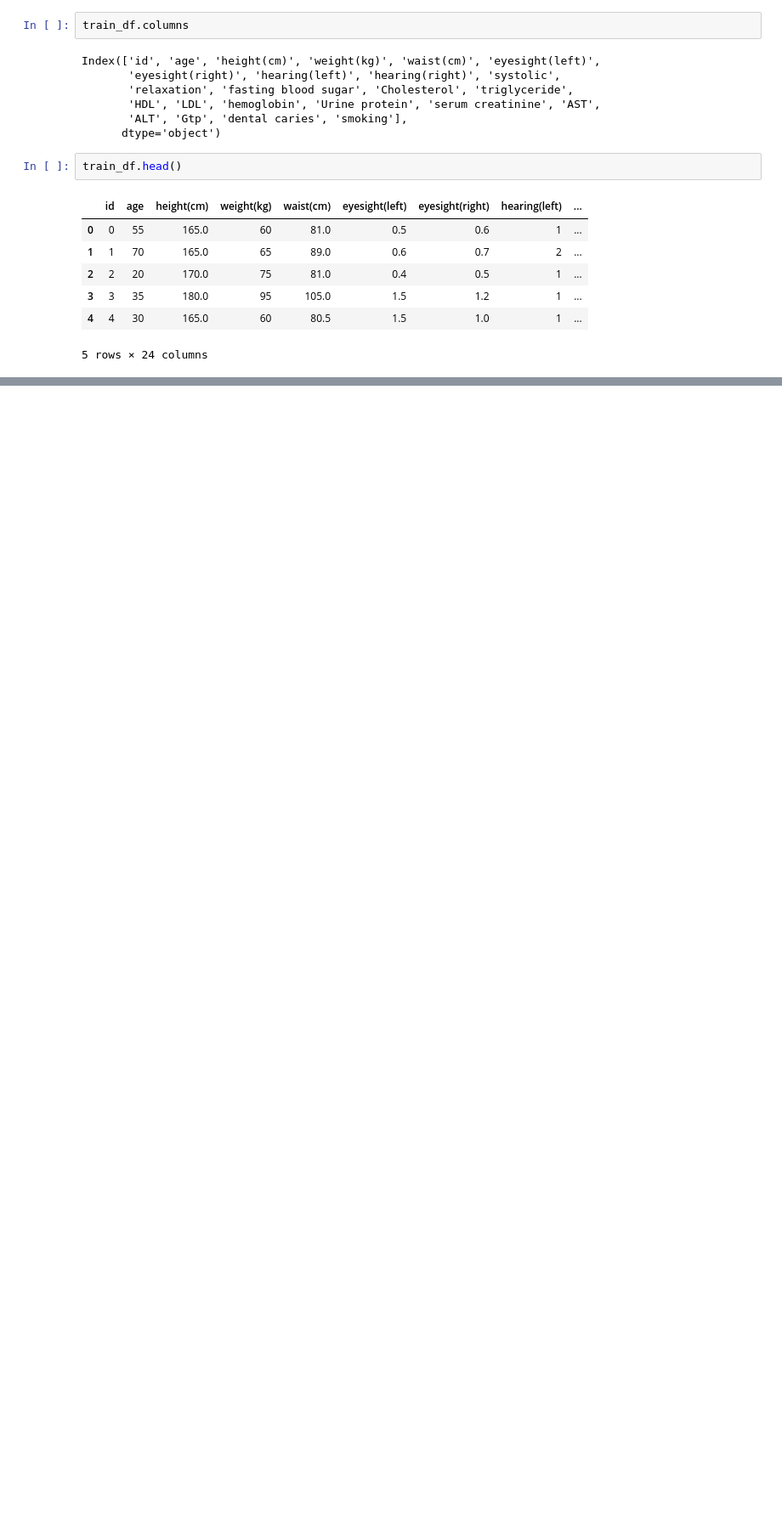
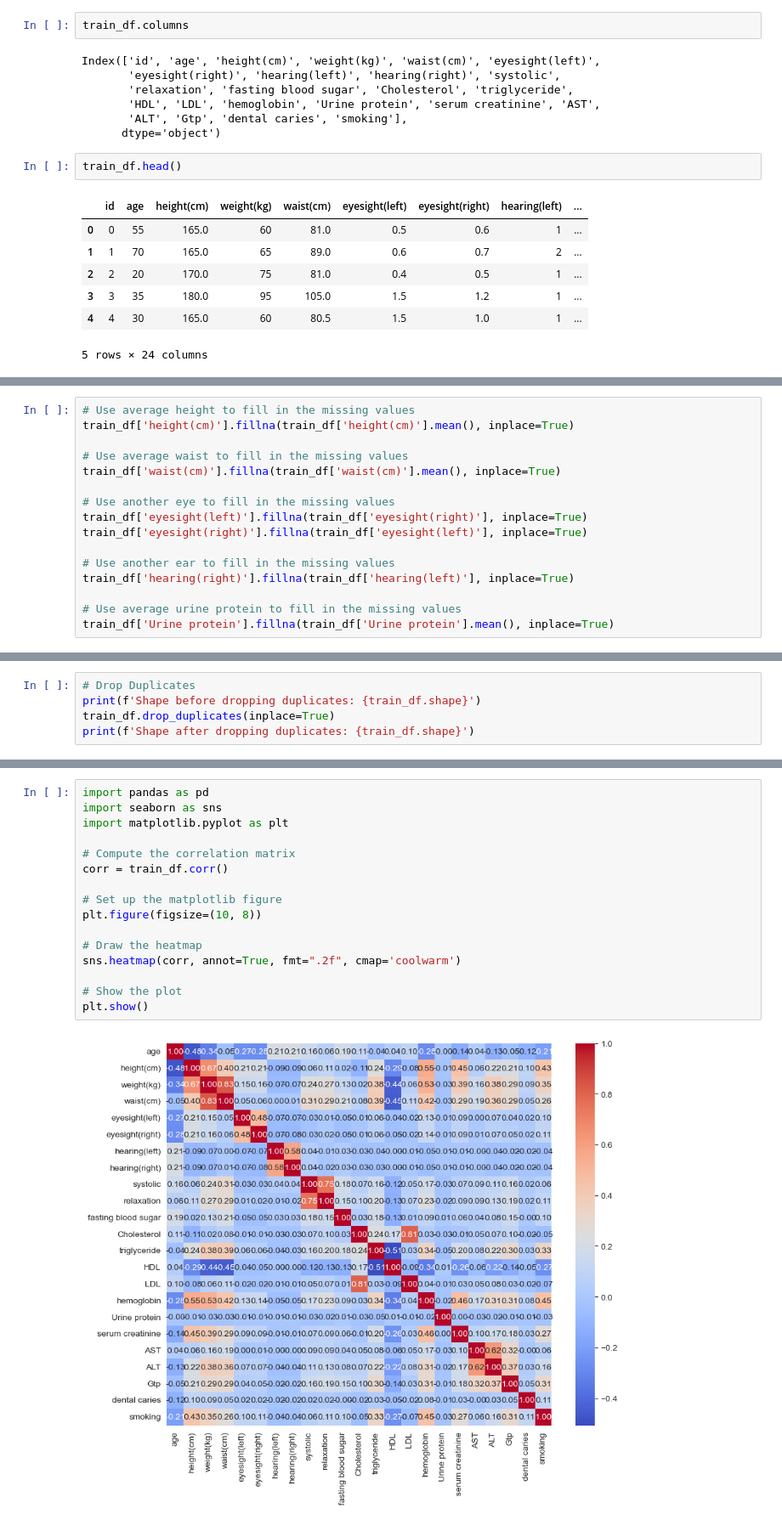
Before and after one commit to GDistories/DSAA5002_Final_Exam, a Jupyter notebook: Q5/Q5_Code/Q5.ipynb, the cells around one changed output, grey strips where cells are left out. Shown at 85% size. Cells and saved outputs as stored; diff of their text form; blank space fills up the shorter version.

```diff
--- a/Q5/Q5_Code/Q5.ipynb
+++ b/Q5/Q5_Code/Q5.ipynb
@@ -50,0 +54,16 @@ print(f'Validation ROC Score: {val_roc_score}')
+# %%
+# Use average height to fill in the missing values
+train_df['height(cm)'].fillna(train_df['height(cm)'].mean(), inplace=True)
+
+# Use average waist to fill in the missing values
+train_df['waist(cm)'].fillna(train_df['waist(cm)'].mean(), inplace=True)
+
+# Use another eye to fill in the missing values
+train_df['eyesight(left)'].fillna(train_df['eyesight(right)'], inplace=True)
+train_df['eyesight(right)'].fillna(train_df['eyesight(left)'], inplace=True)
+
+# Use another ear to fill in the missing values
+train_df['hearing(right)'].fillna(train_df['hearing(left)'], inplace=True)
+
+# Use average urine protein to fill in the missing values
+train_df['Urine protein'].fillna(train_df['Urine protein'].mean(), inplace=True)
@@ -50,0 +91,5 @@ print(f'Validation ROC Score: {val_roc_score}')
+# %%
+# Drop Duplicates
+print(f'Shape before dropping duplicates: {train_df.shape}')
+train_df.drop_duplicates(inplace=True)
+print(f'Shape after dropping duplicates: {train_df.shape}')
@@ -50,0 +99,18 @@ print(f'Validation ROC Score: {val_roc_score}')
+# %%
+import pandas as pd
+import seaborn as sns
+import matplotlib.pyplot as plt
+
+# Compute the correlation matrix
+corr = train_df.corr()
+
+# Set up the matplotlib figure
+plt.figure(figsize=(10, 8))
+
+# Draw the heatmap
+sns.heatmap(corr, annot=True, fmt=".2f", cmap='coolwarm')
+
+# Show the plot
+plt.show()
+# %% [output]
+[figure, added]
```
Also changed, not shown: parts of 10 cells of this notebook.
